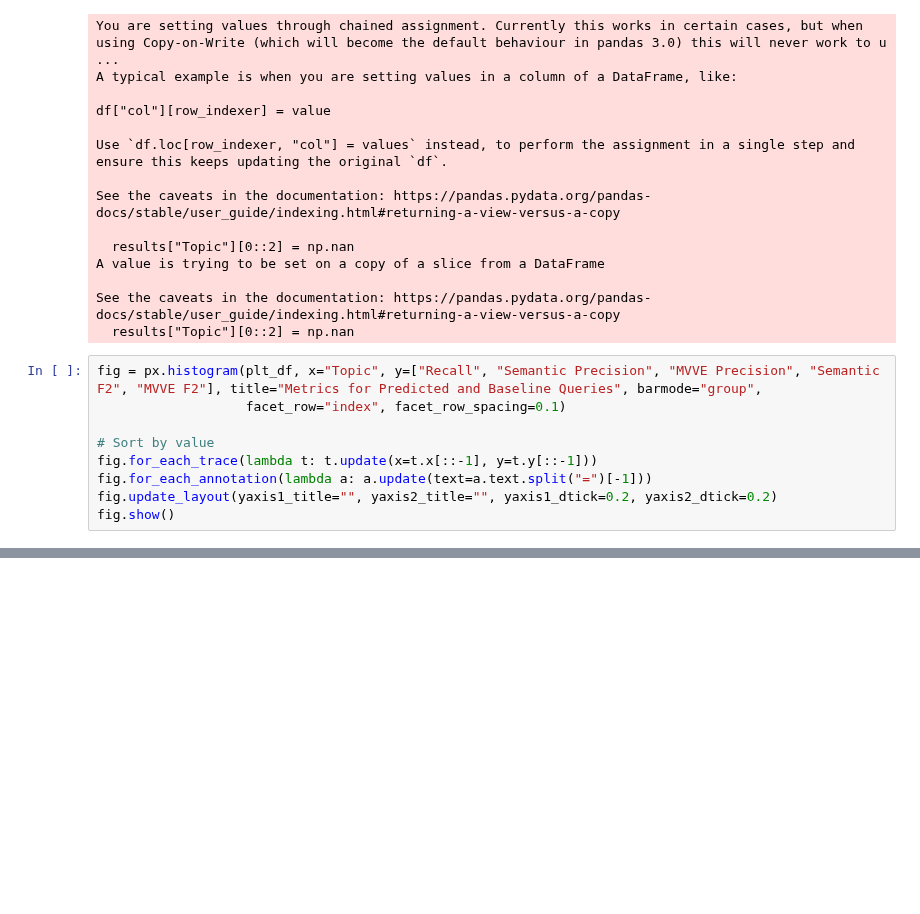
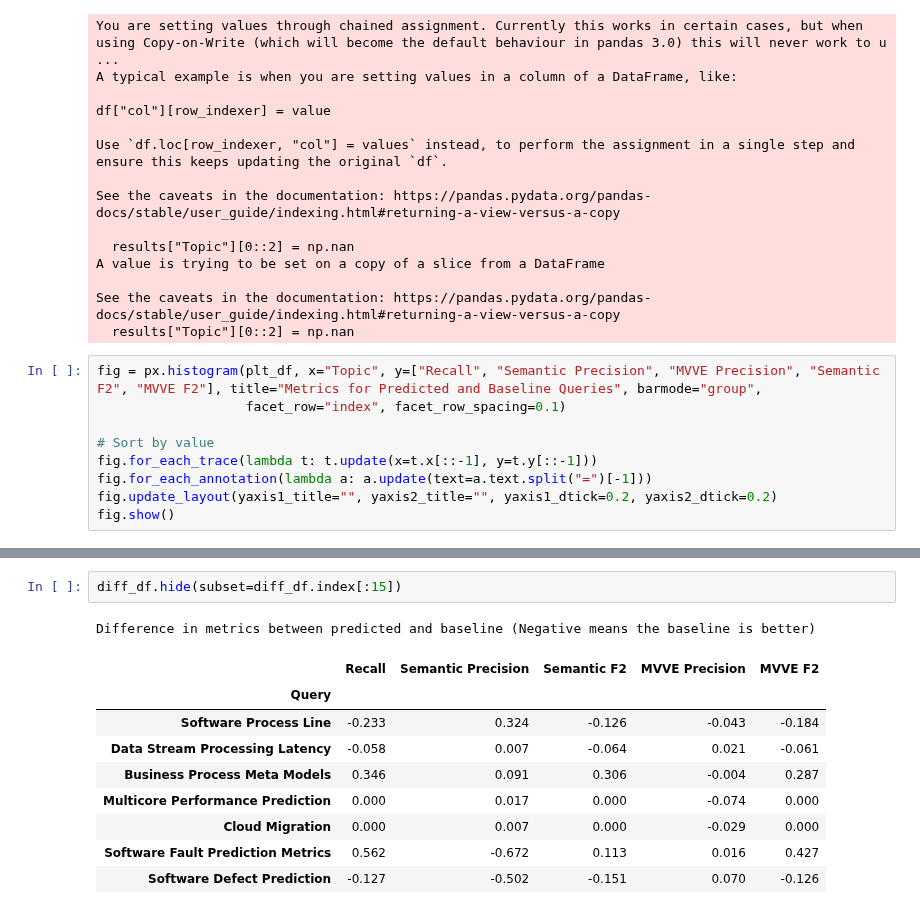
Before and after one commit to Mohammadsaknini/LitQEval, a Jupyter notebook: litQeval/notebooks/eval_pipeline.ipynb, the cells around one changed output, grey strips where cells are left out. Drawn from its saved outputs; the diff is of its cells as text; blank space fills up the shorter version.

```diff
--- a/litQeval/notebooks/eval_pipeline.ipynb
+++ b/litQeval/notebooks/eval_pipeline.ipynb
@@ -190,0 +194,13 @@ Difference in metrics between predicted and baseline Predicted - Baseline (Negat
+# %%
+diff_df.hide(subset=diff_df.index[:15])
+# %% [output]
+Difference in metrics between predicted and baseline (Negative means the baseline is better)
+|  | Recall | Semantic Precision | Semantic F2 | MVVE Precision | MVVE F2 |
+| Query |  |  |  |  |  |
+| Software Process Line | -0.233 | 0.324 | -0.126 | -0.043 | -0.184 |
+| Data Stream Processing Latency | -0.058 | 0.007 | -0.064 | 0.021 | -0.061 |
+| Business Process Meta Models | 0.346 | 0.091 | 0.306 | -0.004 | 0.287 |
+| Multicore Performance Prediction | 0.000 | 0.017 | 0.000 | -0.074 | 0.000 |
+| Cloud Migration | 0.000 | 0.007 | 0.000 | -0.029 | 0.000 |
+| Software Fault Prediction Metrics | 0.562 | -0.672 | 0.113 | 0.016 | 0.427 |
+| Software Defect Prediction | -0.127 | -0.502 | -0.151 | 0.070 | -0.126 |
```
Also changed, not shown: parts of 2 cells of this notebook, 1 other file.
